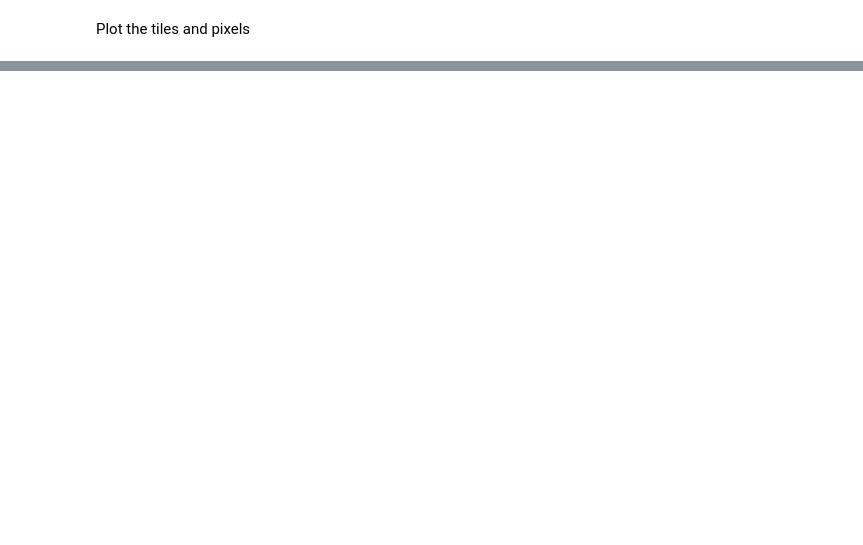
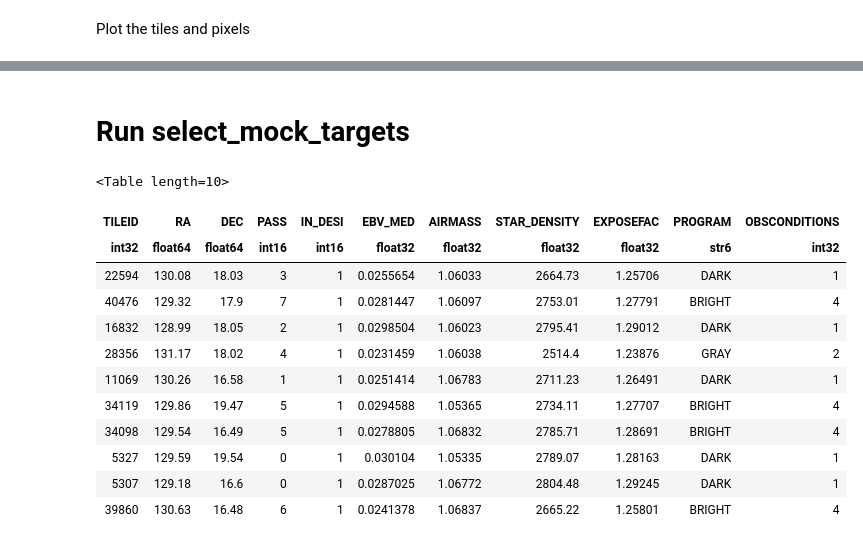
Before and after one commit to desihub/quicksurvey_example, a Jupyter notebook: readme.ipynb, the cells around one changed output, grey strips where cells are left out. Drawn from its saved outputs; the diff is of its cells as text; code cells hidden in the pictures; blank space fills up the shorter version.

```diff
--- a/readme.ipynb
+++ b/readme.ipynb
@@ -24,5 +24,8 @@ surveydir = os.environ['DESISURVEY'] = os.path.join(basedir,'survey')
 print(os.environ['DESISURVEY'])
 # %% [output]
 /global/cscratch1/sd/forero/quicksurvey_example/survey
+# %%
+targetdir = basedir+'/targets'
+os.makedirs(targetdir, exist_ok=True)
 # %% [markdown]
 # Survey Plan
@@ -180,0 +165,21 @@ plt.xlim(120, 140); plt.ylim(13, 23)
+# %% [markdown]
+# Run select_mock_targets
+# %%
+#- Write subset of tiles table to file for input to mpi_select_mock_targets
+tilefile = targetdir+'/test-tiles.fits'
+Table(xtiles).write(tilefile, overwrite=True)
+Table(xtiles)
+# %% [output]
+<Table length=10>
+| TILEID | RA | DEC | PASS | IN_DESI | EBV_MED | AIRMASS | STAR_DENSITY | EXPOSEFAC | PROGRAM | OBSCONDITIONS |
+| int32 | float64 | float64 | int16 | int16 | float32 | float32 | float32 | float32 | str6 | int32 |
+| 22594 | 130.08 | 18.03 | 3 | 1 | 0.0255654 | 1.06033 | 2664.73 | 1.25706 | DARK | 1 |
+| 40476 | 129.32 | 17.9 | 7 | 1 | 0.0281447 | 1.06097 | 2753.01 | 1.27791 | BRIGHT | 4 |
+| 16832 | 128.99 | 18.05 | 2 | 1 | 0.0298504 | 1.06023 | 2795.41 | 1.29012 | DARK | 1 |
+| 28356 | 131.17 | 18.02 | 4 | 1 | 0.0231459 | 1.06038 | 2514.4 | 1.23876 | GRAY | 2 |
+| 11069 | 130.26 | 16.58 | 1 | 1 | 0.0251414 | 1.06783 | 2711.23 | 1.26491 | DARK | 1 |
+| 34119 | 129.86 | 19.47 | 5 | 1 | 0.0294588 | 1.05365 | 2734.11 | 1.27707 | BRIGHT | 4 |
+| 34098 | 129.54 | 16.49 | 5 | 1 | 0.0278805 | 1.06832 | 2785.71 | 1.28691 | BRIGHT | 4 |
+| 5327 | 129.59 | 19.54 | 0 | 1 | 0.030104 | 1.05335 | 2789.07 | 1.28163 | DARK | 1 |
+| 5307 | 129.18 | 16.6 | 0 | 1 | 0.0287025 | 1.06772 | 2804.48 | 1.29245 | DARK | 1 |
+| 39860 | 130.63 | 16.48 | 6 | 1 | 0.0241378 | 1.06837 | 2665.22 | 1.25801 | BRIGHT | 4 |
```
Also changed, not shown: parts of 12 cells of this notebook, 1 other file.
